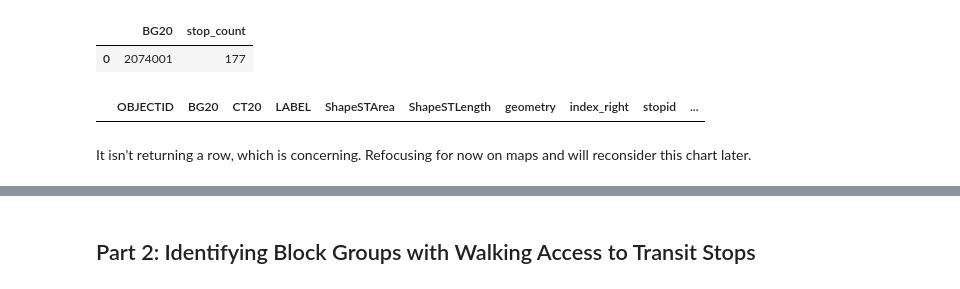
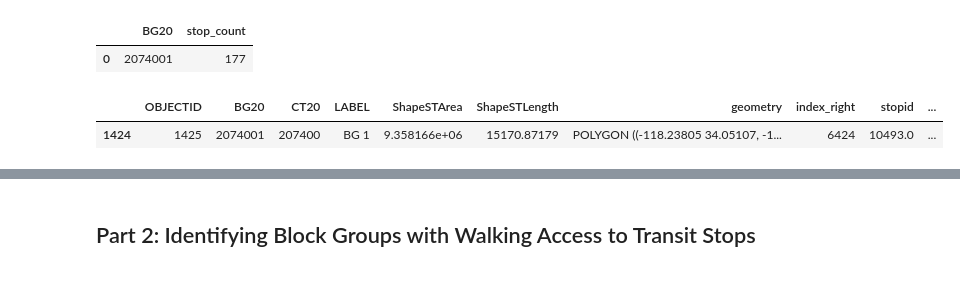
Before and after one commit to lucybriggs12/snakeemoji, a Jupyter notebook: Group Assignments/Week 05/Carolyn Week 5 Assignment.ipynb, the cells around one changed output, grey strips where cells are left out. Cells and saved outputs as stored; diff of their text form; code cells hidden in the pictures.

```diff
--- a/Group Assignments/Week 05/Carolyn Week 5 Assignment.ipynb
+++ b/Group Assignments/Week 05/Carolyn Week 5 Assignment.ipynb
@@ -566,8 +559,9 @@ transit_bg_count.loc[transit_bg_count['stop_count'] == 177]
 | 0 | 2074001 | 177 |
 # %%
 #find the geography of that block group
-transit_bg.loc[transit_bg['BG20'] == 2074001]
+some_values = ['2074001']
+maxbg = transit_bg.loc[transit_bg['BG20'].isin(some_values)]
+maxbg.head(1)
 # %% [output]
 |  | OBJECTID | BG20 | CT20 | LABEL | ShapeSTArea | ShapeSTLength | geometry | index_right | stopid | ... |
+| 1424 | 1425 | 2074001 | 207400 | BG 1 | 9.358166e+06 | 15170.87179 | POLYGON ((-118.23805 34.05107, -1... | 6424 | 10493.0 | ... |
-# %% [markdown]
-It isn't returning a row, which is concerning. Refocusing for now on maps and will reconsider this chart later.
```
Also changed, not shown: parts of 30 cells of this notebook.
